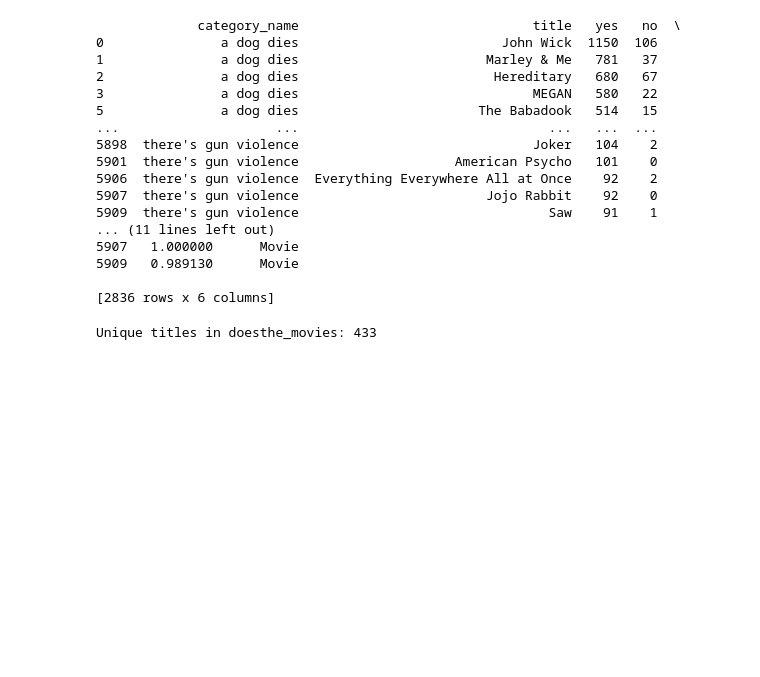
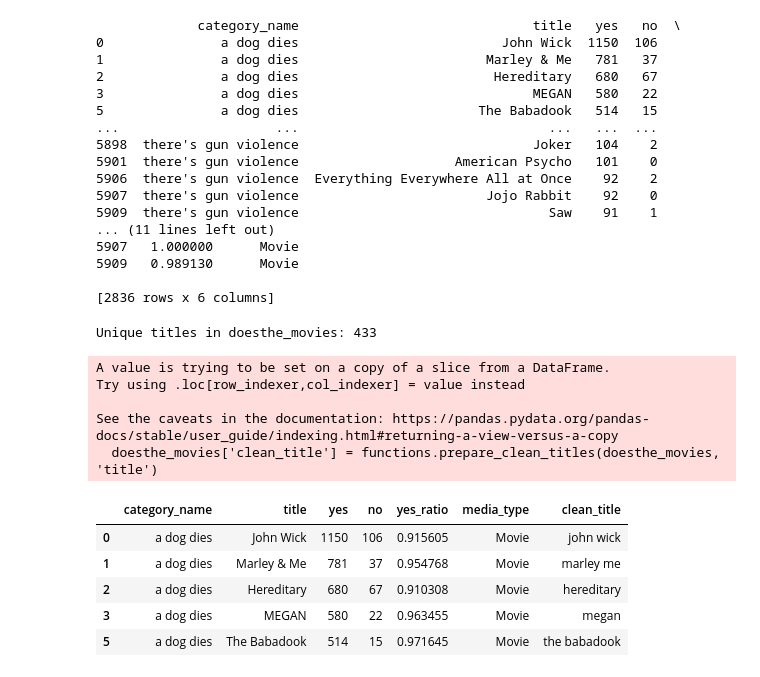
Before and after one commit to bruhu/film-sentiment-analysis, a Jupyter notebook: notebooks/doesthedog_data.ipynb, the cells around one changed output. Drawn from its saved outputs; the diff is of its cells as text; code cells hidden in the pictures; blank space fills up the shorter version.

Commit message:
extract small df with clean movie titles and events

```diff
--- a/notebooks/doesthedog_data.ipynb
+++ b/notebooks/doesthedog_data.ipynb
@@ -107,3 +102,18 @@ doesthe_movies.to_csv('../data/local/raw/doesthedog_movies.csv', index=False)
 print(f'Unique titles in doesthe_movies: {doesthe_movies['title'].nunique()}')
 # %% [output]
 Unique titles in doesthe_movies: 433
+# %%
+doesthe_movies['clean_title'] = functions.prepare_clean_titles(doesthe_movies, 'title')
+doesthe_movies.head()
+# %% [output]
+A value is trying to be set on a copy of a slice from a DataFrame.
+Try using .loc[row_indexer,col_indexer] = value instead
+
+See the caveats in the documentation: https://pandas.pydata.org/pandas-docs/stable/user_guide/indexing.html#returning-a-view-versus-a-copy
+  doesthe_movies['clean_title'] = functions.prepare_clean_titles(doesthe_movies, 'title')
+|  | category_name | title | yes | no | yes_ratio | media_type | clean_title |
+| 0 | a dog dies | John Wick | 1150 | 106 | 0.915605 | Movie | john wick |
+| 1 | a dog dies | Marley & Me | 781 | 37 | 0.954768 | Movie | marley me |
+| 2 | a dog dies | Hereditary | 680 | 67 | 0.910308 | Movie | hereditary |
+| 3 | a dog dies | MEGAN | 580 | 22 | 0.963455 | Movie | megan |
+| 5 | a dog dies | The Babadook | 514 | 15 | 0.971645 | Movie | the babadook |
```
Also changed, not shown: parts of 13 cells of this notebook, 1 other file.
